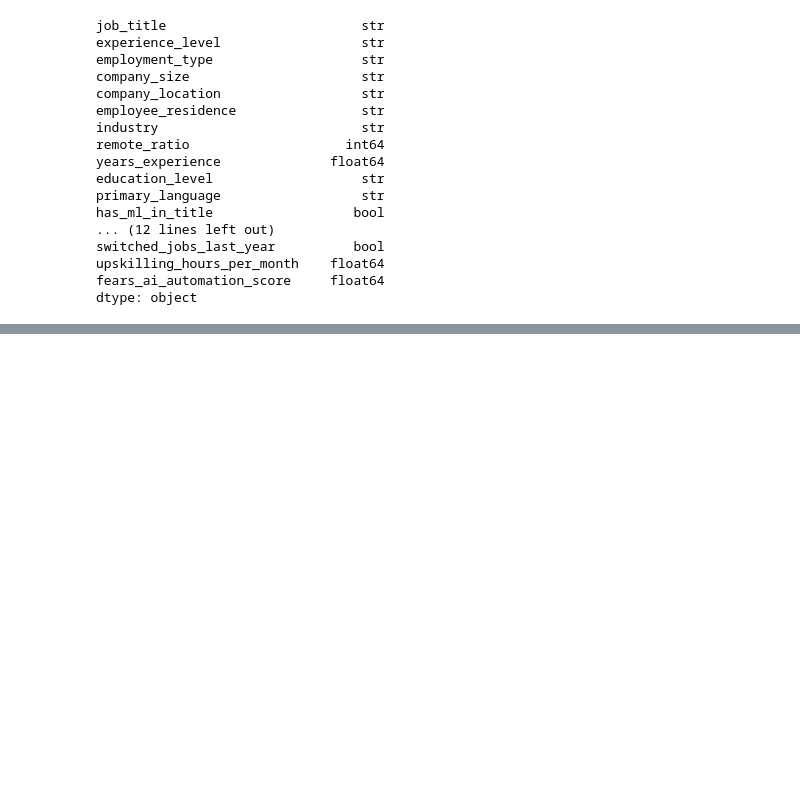
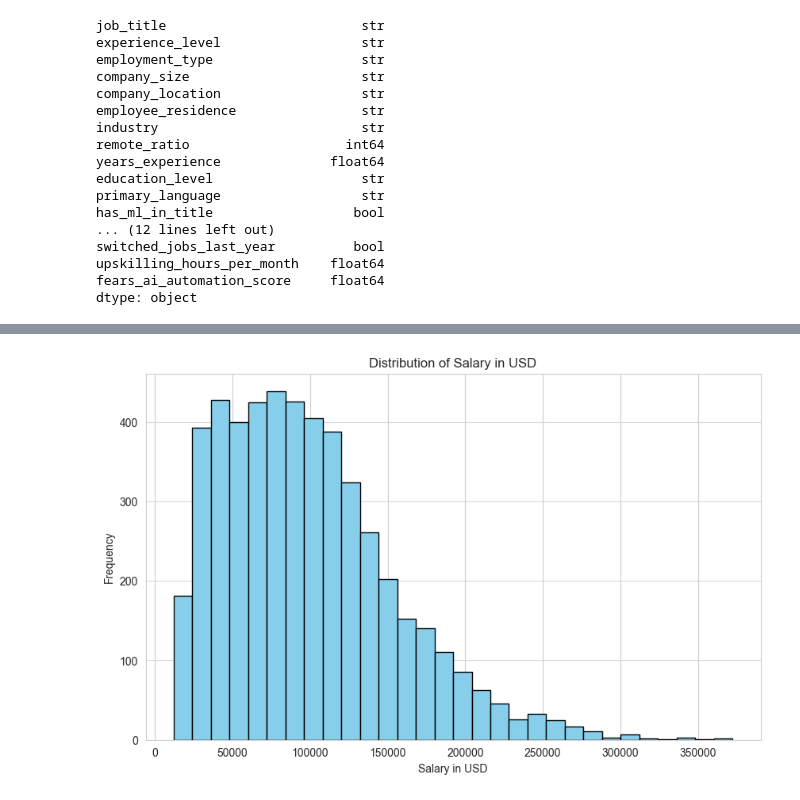
Before and after one commit to elaarhumphrey/Predicting-High-Paying-Data-Science-Roles-in-2026, a Jupyter notebook: AI AND DATA SCIENCE.ipynb, the cells around one changed output, grey strips where cells are left out. Saved outputs shown, nothing was run; the diff lists cells and outputs as text; code cells hidden in the pictures; blank space fills up the shorter version.

```diff
--- a/AI AND DATA SCIENCE.ipynb
+++ b/AI AND DATA SCIENCE.ipynb
@@ -128,6 +136,3 @@ switched_jobs_last_year          bool
 upskilling_hours_per_month    float64
 fears_ai_automation_score     float64
 dtype: object
-# %%
-#Convert the categorical columns to numerical values using one-hot encoding
-df = pd.get_dummies(df, columns=['categorical_column'])
@@ -135,0 +156,11 @@ KeyError: "None of [Index(['categorical_column'], dtype='str')] are in the [colu
+# %%
+#Histogram of the 'Salary_USD' column
+plt.figure(figsize=(10, 6))
+plt.hist(df['salary_usd'], bins=30, color='skyblue', edgecolor='black')
+plt.title('Distribution of Salary in USD')
+plt.xlabel('Salary in USD')
+plt.ylabel('Frequency')
+plt.grid(axis='y', alpha=0.75)
+plt.show()
+# %% [output]
+[figure, added]
```
Also changed, not shown: parts of 12 cells of this notebook.
